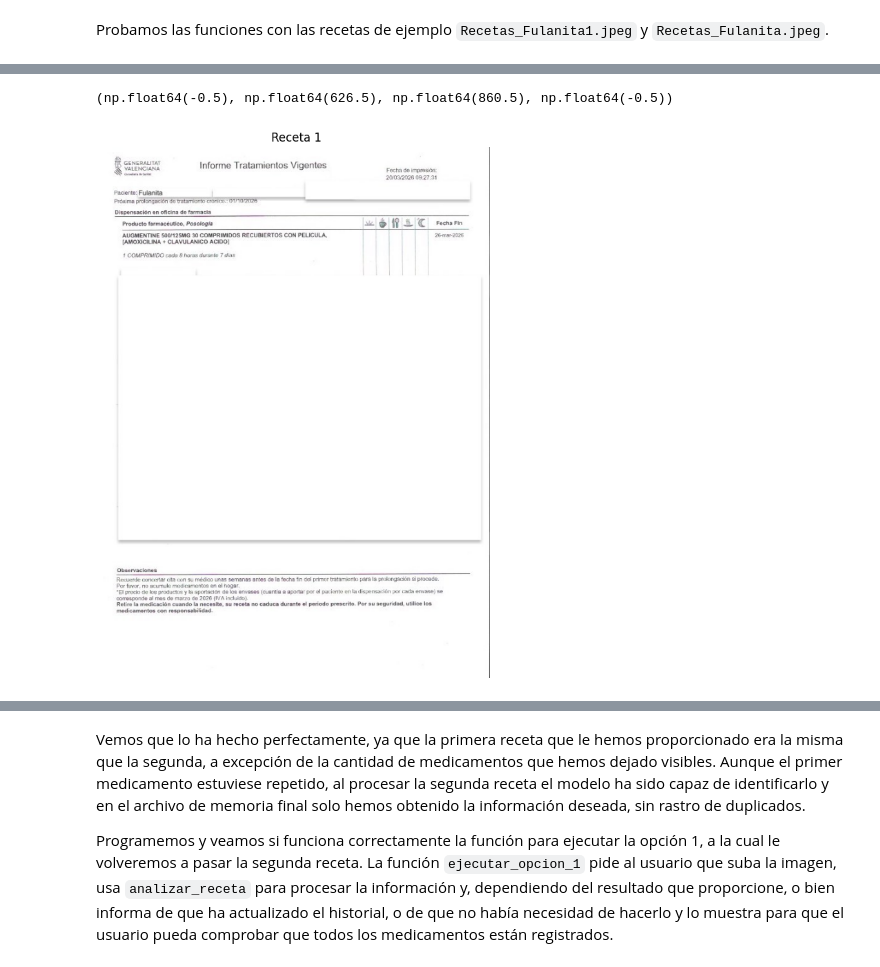
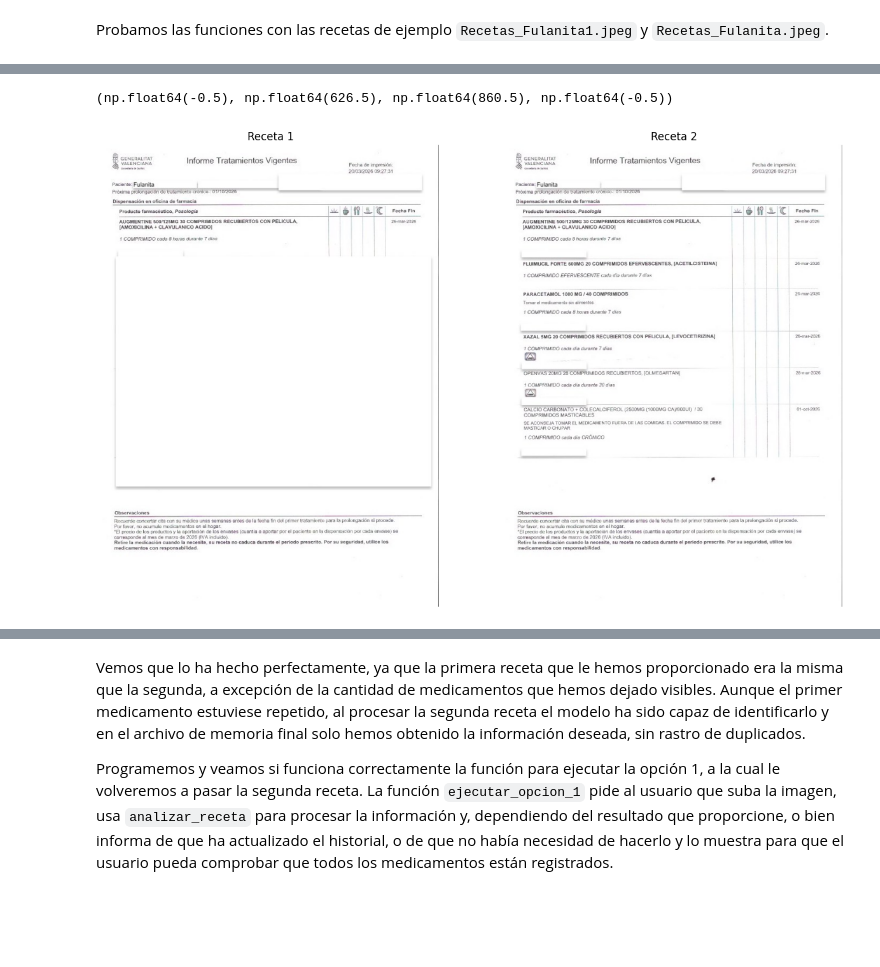
Before and after one commit to ablasve/Mini-Proyecto-Asistente-Multimodal-de-Salud, a Jupyter notebook: FaseB.ipynb, the cells around one changed output, grey strips where cells are left out. Saved outputs shown, nothing was run; the diff lists cells and outputs as text; code cells hidden in the pictures; blank space fills up the shorter version.

```diff
--- a/FaseB.ipynb
+++ b/FaseB.ipynb
@@ -269,17 +267,23 @@ Fecha de fin: 01/10/2026
 
 ![2a Receta](https://github.com/ablasve/Mini-Proyecto-Asistente-Multimodal-de-Salud/blob/main/datos/Recetas_Fulanita.jpg?raw=1)
 # %%
-from PIL import Image
 import matplotlib.pyplot as plt
+%matplotlib inline
 
 # Cargar las imágenes desde la ruta local de Colab
-img1 = Image.open('/content/Recetas_Fulanita1.jpeg')
+img1 = PIL.Image.open('/content/Recetas_Fulanita1.jpeg')
+img2 = PIL.Image.open('/content/Recetas_Fulanita.jpeg')
 
-# Mostrarlas en el notebook
-plt.figure(figsize=(15, 10))
-plt.imshow(img1)
-plt.title("Receta 1")
-plt.axis('off')
+# mostrarlas juntas
+fig, axes = plt.subplots(1, 2, figsize=(15, 10))
+
+axes[0].imshow(img1)
+axes[0].set_title("Receta 1")
+axes[0].axis('off')
+
+axes[1].imshow(img2)
+axes[1].set_title("Receta 2")
+axes[1].axis('off')
 # %% [output]
 (np.float64(-0.5), np.float64(626.5), np.float64(860.5), np.float64(-0.5))
-[figure, old version]
+[figure, new version]
```
Also changed, not shown: parts of 10 cells of this notebook.
